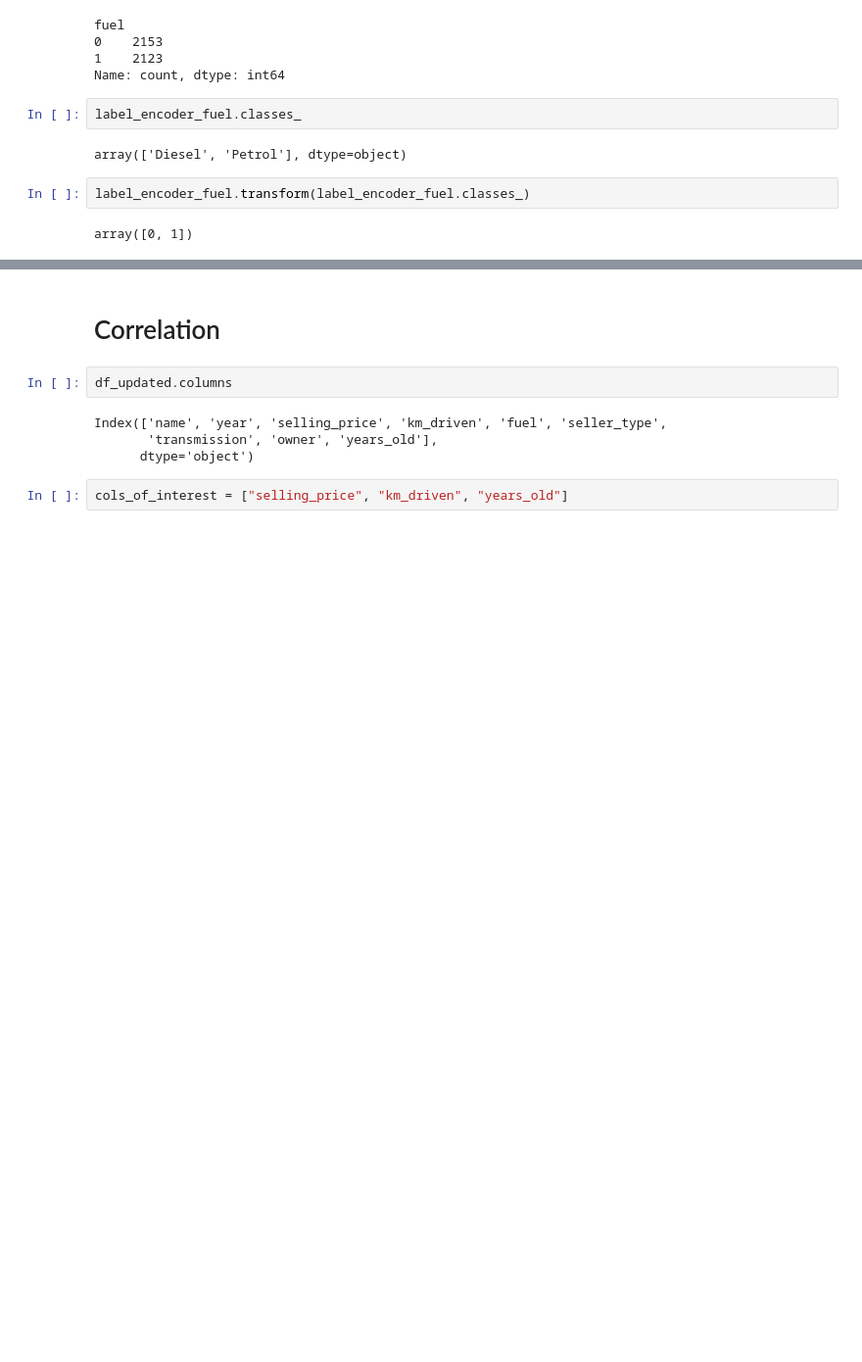
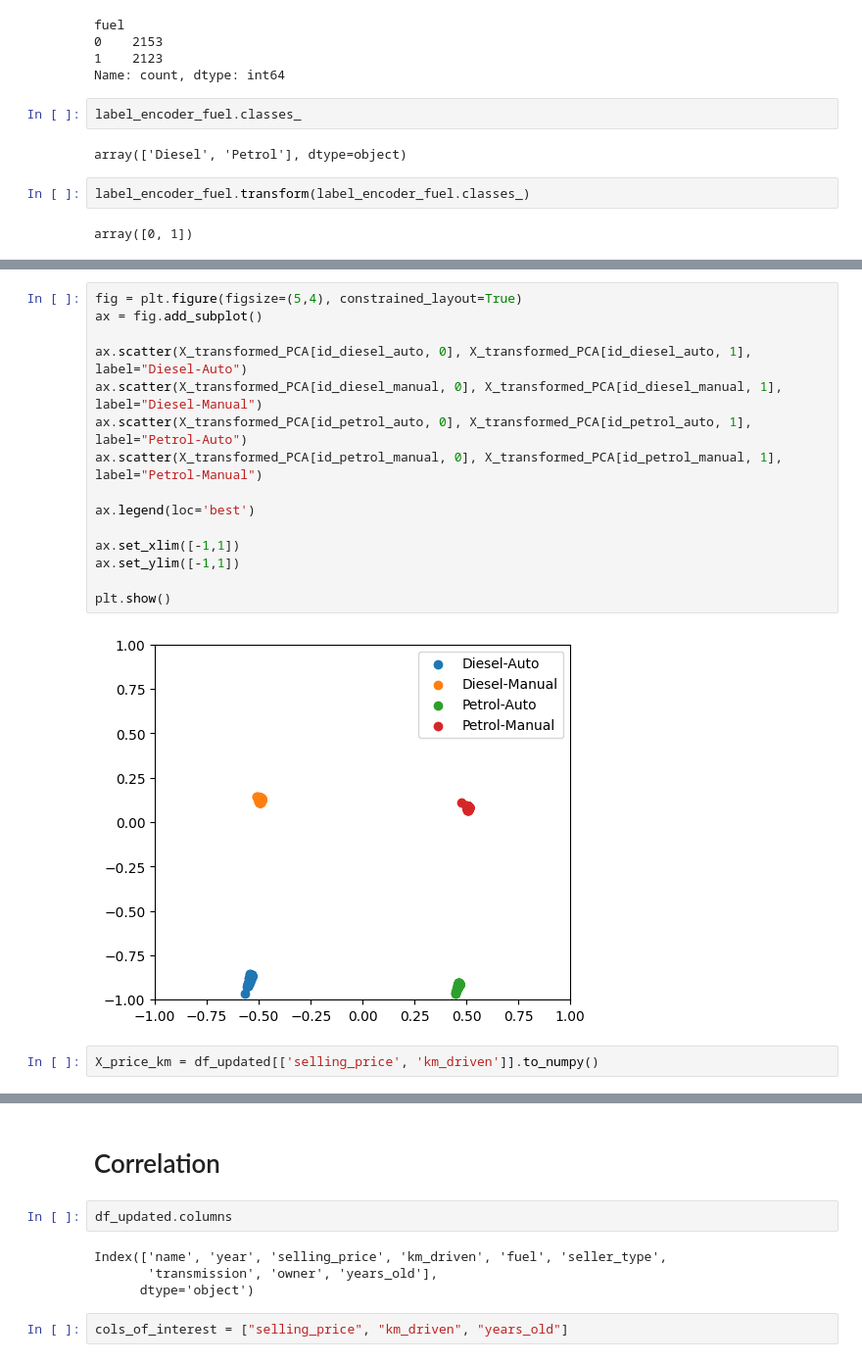
Before and after one commit to sameervk/OpenDataScienceSandbox, a Jupyter notebook: QuantileRegression/QuantileRegression_nb1.ipynb, the cells around one changed output, grey strips where cells are left out. Shown at 98% size. Cells and saved outputs as stored; diff of their text form; blank space fills up the shorter version.

```diff
--- a/QuantileRegression/QuantileRegression_nb1.ipynb
+++ b/QuantileRegression/QuantileRegression_nb1.ipynb
@@ -334,0 +495,19 @@ array([0, 1])
+# %%
+fig = plt.figure(figsize=(5,4), constrained_layout=True)
+ax = fig.add_subplot()
+
+ax.scatter(X_transformed_PCA[id_diesel_auto, 0], X_transformed_PCA[id_diesel_auto, 1], label="Diesel-Auto")
+ax.scatter(X_transformed_PCA[id_diesel_manual, 0], X_transformed_PCA[id_diesel_manual, 1], label="Diesel-Manual")
+ax.scatter(X_transformed_PCA[id_petrol_auto, 0], X_transformed_PCA[id_petrol_auto, 1], label="Petrol-Auto")
+ax.scatter(X_transformed_PCA[id_petrol_manual, 0], X_transformed_PCA[id_petrol_manual, 1], label="Petrol-Manual")
+
+ax.legend(loc='best')
+
+ax.set_xlim([-1,1])
+ax.set_ylim([-1,1])
+
+plt.show()
+# %% [output]
+[figure, added]
+# %%
+X_price_km = df_updated[['selling_price', 'km_driven']].to_numpy()
```
Also changed, not shown: parts of 29 cells of this notebook.
